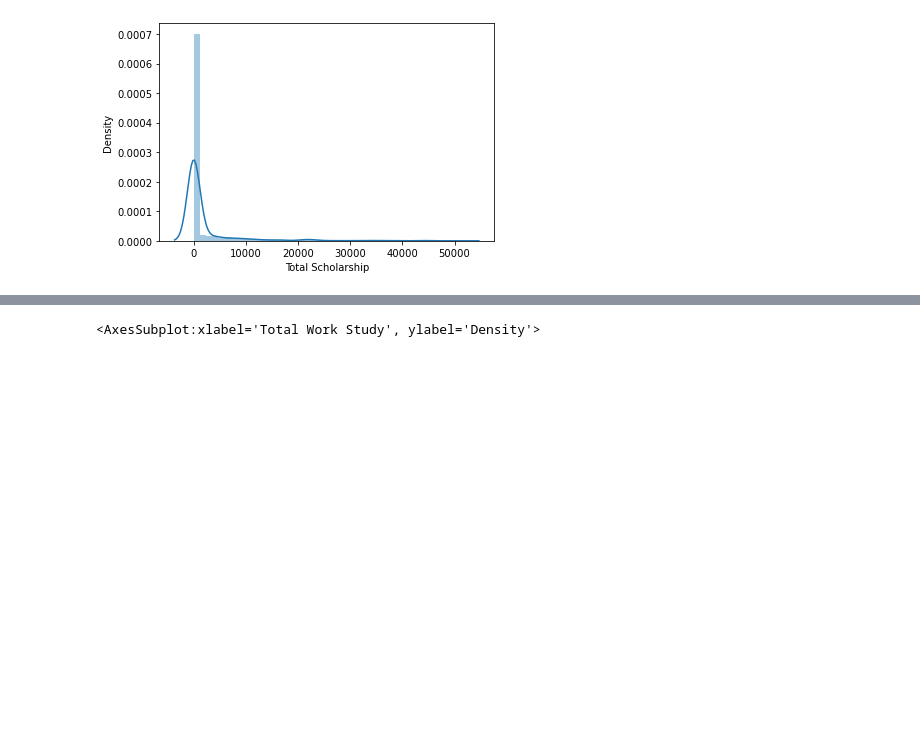
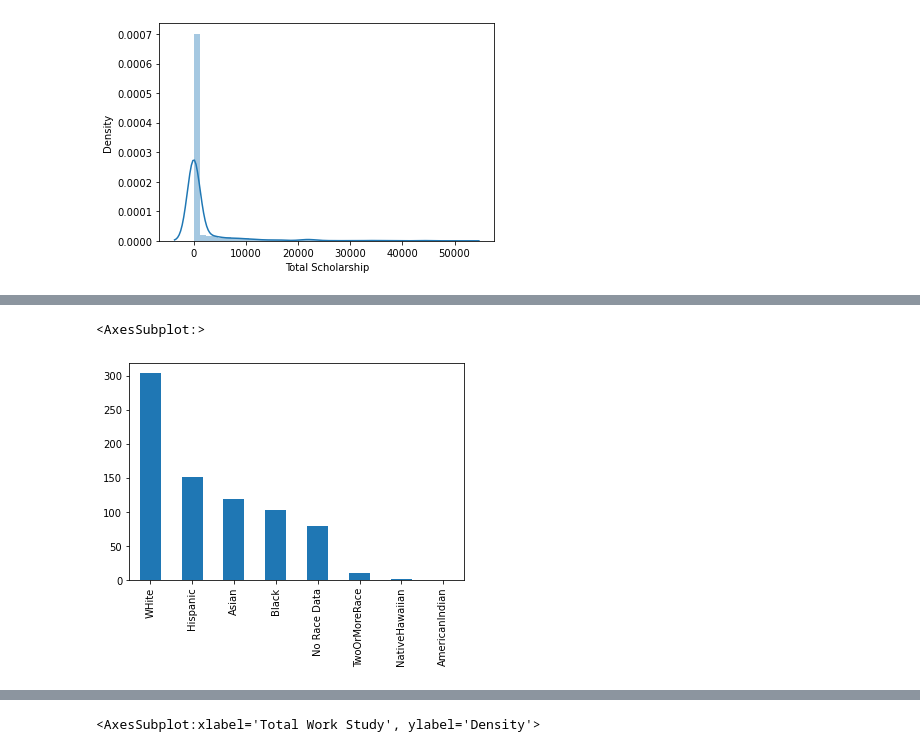
Before and after one commit to Johnson-olaolu/SDPR, a Jupyter notebook: data analysis/data_analysis1.ipynb, the cells around one changed output, grey strips where cells are left out. Cells and saved outputs as stored; diff of their text form; code cells hidden in the pictures; blank space fills up the shorter version.

```diff
--- a/data analysis/data_analysis1.ipynb
+++ b/data analysis/data_analysis1.ipynb
@@ -127,0 +233,5 @@ sns.distplot(student_data_nodropout["Total Scholarship"])
+# %%
+student_no_grant["Race"].value_counts().plot(kind = "bar")
+# %% [output]
+<AxesSubplot:>
+[figure, added]
```
Also changed, not shown: parts of 25 cells of this notebook.
